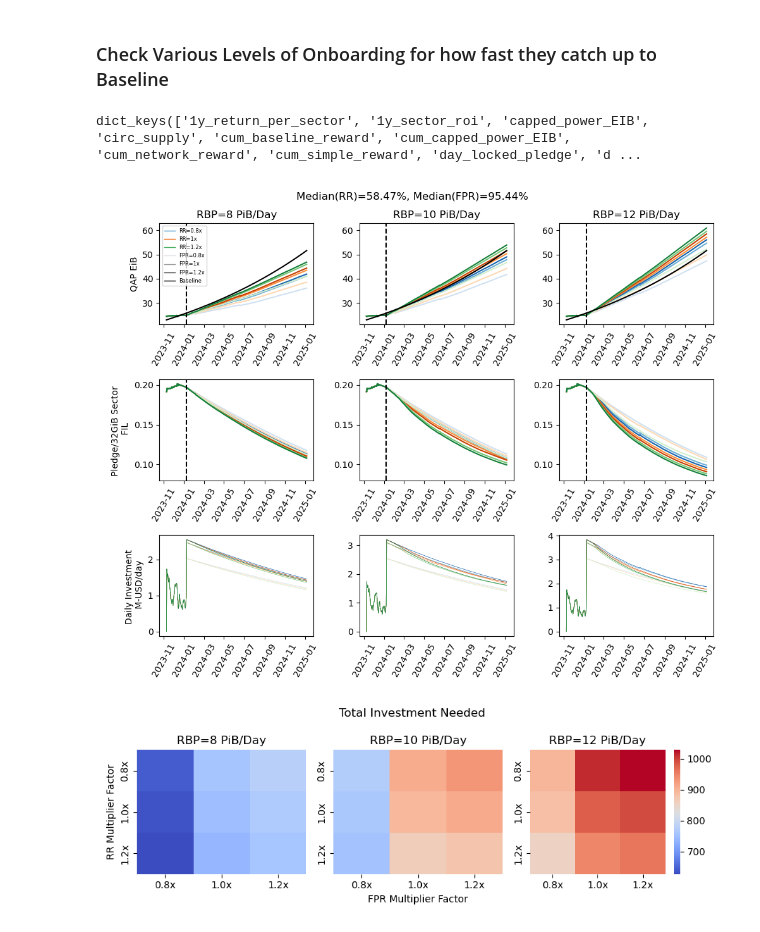
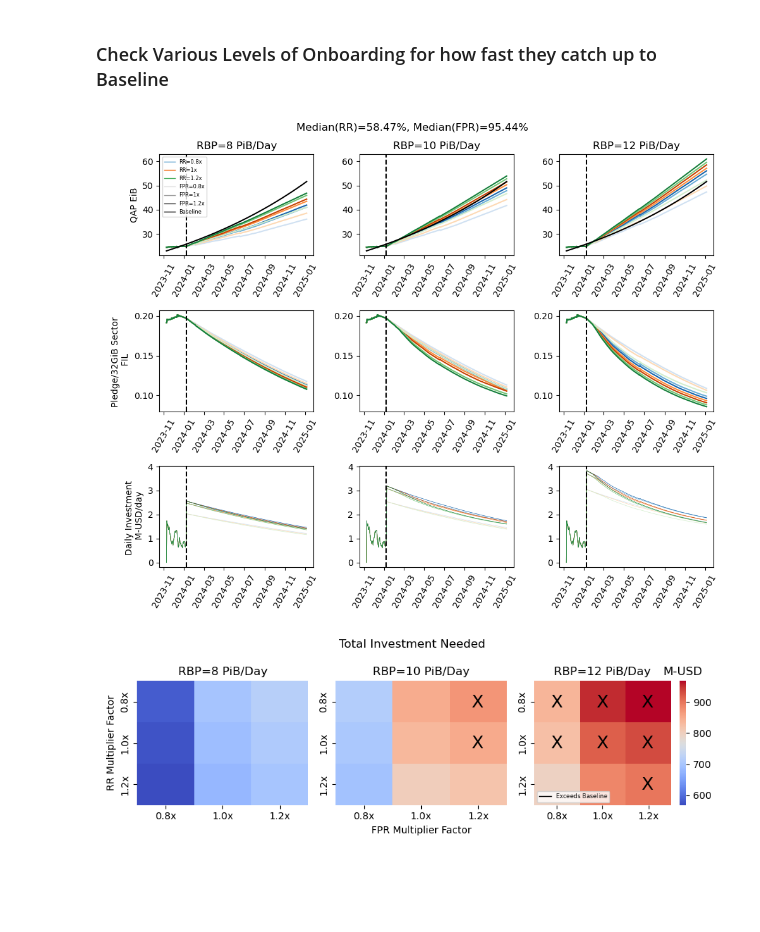
Before and after one commit to CELtd/cel, a Jupyter notebook: notebooks/baseline_crossing/01_2024_filecoin_forecasts.ipynb, the cells around one changed output. Cells and saved outputs as stored; diff of their text form; code cells hidden in the pictures; blank space fills up the shorter version.

Commit message:
update to plot to show configurations which exceed baseline

```diff
--- a/notebooks/baseline_crossing/01_2024_filecoin_forecasts.ipynb
+++ b/notebooks/baseline_crossing/01_2024_filecoin_forecasts.ipynb
@@ -672,10 +668,6 @@ for rbp in rbp_values:
         )
         qap_catchup_results.append(simulation_results)
     rbp2results[rbp] = qap_catchup_results
-# %%
-qap_catchup_results[0].keys()
-# %% [output]
-dict_keys(['1y_return_per_sector', '1y_sector_roi', 'capped_power_EIB', 'circ_supply', 'cum_baseline_reward', 'cum_capped_power_EIB', 'cum_network_reward', 'cum_simple_reward', 'day_locked_pledge', 'd ...
 # %%
 colors = [mpl.colormaps['Blues'], mpl.colormaps['Oranges'], mpl.colormaps['Greens'], mpl.colormaps['Purples']]
 cvec_idx = np.linspace(0.2,0.8,len(fpr_factors))
@@ -684,8 +676,10 @@ fig, ax = plt.subplots(nrows=3, ncols=3, figsize=(10,8))
 FIL_price = 5.00
 reinvestment_amt = 0.8
 sectors32gib_per_pib = 1048576/32
+current_day = (current_date - start_date).days
 
 config2totalinvestment = {}
+config2exceedbaseline = {}
 for xx, rbp_value in enumerate(rbp_values):
     qap_catchup_results = rbp2results[rbp_value]
 
@@ -693,7 +687,13 @@ for xx, rbp_value in enumerate(rbp_values):
     for ii, factor in enumerate(factors):
         rr_factor, fpr_factor = factor[0], factor[1]
         cc = colors[rr_factors.index(rr_factor)](cvec_idx[fpr_factors.index(fpr_factor)])
-        axx.plot(macro_t[:-365], qap_catchup_results[ii]['qa_total_power_eib'][:-365], color=cc)
+        qa_y = qap_catchup_results[ii]['qa_total_power_eib'][:-365]
+        baseline_y = qap_catchup_results[ii]['network_baseline_EIB'][:-365]
+        axx.plot(macro_t[:-365], qa_y, color=cc)
+
+        last_qa_value = qa_y[-1]
+        last_baseline_value = baseline_y[-1]
+        config2exceedbaseline[(rbp_value, rr_factor, fpr_factor)] = (float(last_qa_value) >= float(last_baseline_value))
     axx.plot(macro_t[:-365], qap_catchup_results[0]['network_baseline_EIB'][:-365], color='k')
     axx.axvline(current_date, linestyle='--', color='k')
     if xx == 0:
@@ -731,10 +731,11 @@ for xx, rbp_value in enumerate(rbp_values):
         rr_factor, fpr_factor = factor[0], factor[1]
         cc = colors[rr_factors.index(rr_factor)](cvec_idx[fpr_factors.index(fpr_factor)])
         y_val_fil_new = qap_catchup_results[ii]['day_locked_pledge'][:-365] - qap_catchup_results[ii]['day_renewed_pledge'][:-365]
-        y_val_musd = y_val_fil_new * FIL_price/1e6
+        y_val_musd = (y_val_fil_new*FIL_price)/1e6
         axx.plot(macro_t[:-365], y_val_musd, color=cc, linewidth=0.5)
 
-        config2totalinvestment[(rbp_value, rr_factor, fpr_factor)] = np.sum(y_val_musd)
+        config2totalinvestment[(rbp_value, rr_factor, fpr_factor)] = np.sum(y_val_musd[current_day:])
+    axx.axvline(current_date, linestyle='--', color='k')
     if xx == 0:
         axx.set_ylabel('Daily Investment \n M-USD/day')
     for tick in axx.get_xticklabels(): tick.set_rotation(60)
@@ -746,15 +747,15 @@ ax[0,1].sharey(ax[0,2])
 ax[1,0].sharey(ax[1,2])
 ax[1,1].sharey(ax[1,2])
 
-# ax[1,2].sharey(ax[0,2])
-# ax[2,2].sharey(ax[0,2])
+ax[2,0].sharey(ax[2,2])
+ax[2,1].sharey(ax[2,2])
 
 plt.suptitle('Median(RR)=%0.02f%%, Median(FPR)=%0.02f%%' % (hist_median_rr*100, hist_median_fpr*100))
 plt.tight_layout()
 
 plt.savefig(os.path.join(save_dir, 'investment.png'))
 # %% [output]
-[figure, old version]
+[figure, new version]
 # %%
 def get_heatmap_data(rbp_val):
     y = np.zeros((len(rr_factors), len(fpr_factors)))
@@ -764,36 +765,80 @@ def get_heatmap_data(rbp_val):
             fpr_idx = fpr_factors.index(k[2])
             y[rr_idx,fpr_idx] = v
     return y
+
+def get_baseline_exceed_condition(rbp_val):
+    y = np.zeros((len(rr_factors), len(fpr_factors)))
+    for k, v in config2exceedbaseline.items():
+        if k[0] == rbp_val:
+            rr_idx = rr_factors.index(k[1])
+            fpr_idx = fpr_factors.index(k[2])
+            y[rr_idx,fpr_idx] = v
+    return y
 # %%
 # plt.figure(figsize=(4,3))
 # plt.hist(config2totalinvestment.values())
 fig, ax = plt.subplots(nrows=1, ncols=3, figsize=(9,3))
 
 rbp8_heatmap = get_heatmap_data(8)
 rbp10_heatmap = get_heatmap_data(10)
 rbp12_heatmap = get_heatmap_data(12)
 min_val = min(np.min(rbp8_heatmap), np.min(rbp10_heatmap), np.min(rbp12_heatmap))
 max_val = max(np.max(rbp8_heatmap), np.max(rbp10_heatmap), np.max(rbp12_heatmap))
 
 xtl = ['%0.1fx' % x for x in fpr_factors]
 ytl = ['%0.1fx' % x for x in rr_factors]
 
+idx2coord = {
+    0:0.33/2,
+    1:0.33 + 0.33/2,
+    2:0.33*2 + 0.33/2
+}
+
 axx = ax[0]
 sns.heatmap(rbp8_heatmap, ax=axx, xticklabels=xtl, yticklabels=ytl, cbar=False, vmin=min_val, vmax=max_val, cmap="coolwarm")
 axx.set_title('RBP=8 PiB/Day')
 axx.set_ylabel('RR Multiplier Factor')
+annot_idxs = np.where(get_baseline_exceed_condition(8))
+if len(annot_idxs[0]) > 0:
+    for ii in range(len(annot_idxs[0])):
+        xix = annot_idxs[0][ii]
+        yix = annot_idxs[1][ii]
+        # translate to heatmap, which is between 0 and 1
+        spacing = 1.0/len(fpr_factors)
+        axx.text(idx2coord[xix], idx2coord[yix], "X", fontsize=18, color='k', ha='center', va='center', transform=axx.transAxes)
 
 axx = ax[1]
 sns.heatmap(rbp10_heatmap, ax=axx, xticklabels=xtl, yticklabels=ytl, cbar=False, vmin=min_val, vmax=max_val, cmap="coolwarm")
 axx.set_title('RBP=10 PiB/Day')
 axx.set_xlabel('FPR Multiplier Factor')
+annot_idxs = np.where(get_baseline_exceed_condition(10))
+if len(annot_idxs[0]) > 0:
+    for ii in range(len(annot_idxs[0])):
+        xix = annot_idxs[0][ii]
+        yix = annot_idxs[1][ii]
+        # translate to heatmap, which is between 0 and 1
+        spacing = 1.0/len(fpr_factors)
+        axx.text(idx2coord[xix], idx2coord[yix], "X", fontsize=18, color='k', ha='center', va='center', transform=axx.transAxes)
 
 axx = ax[2]
 sns.heatmap(rbp12_heatmap, ax=axx, xticklabels=xtl, yticklabels=ytl, vmin=min_val, vmax=max_val, cmap="coolwarm")
+axx.collections[0].colorbar.ax.set_title('M-USD')
 axx.set_title('RBP=12 PiB/Day')
+annot_idxs = np.where(get_baseline_exceed_condition(12))
+if len(annot_idxs[0]) > 0:
+    for ii in range(len(annot_idxs[0])):
+        xix = annot_idxs[0][ii]
+        yix = annot_idxs[1][ii]
+        # translate to heatmap, which is between 0 and 1
+        spacing = 1.0/len(fpr_factors)
+        axx.text(idx2coord[xix], idx2coord[yix], "X", fontsize=18, color='k', ha='center', va='center', transform=axx.transAxes)
 
+custom_lines = [
+    Line2D([0], [0], color='k', lw=1),
+]
+axx.legend(custom_lines, ['Exceeds Baseline'], fontsize=6, loc='lower left')
 plt.suptitle('Total Investment Needed')
 plt.tight_layout()
 plt.savefig(os.path.join(save_dir, 'investment_total.png'))
 # %% [output]
-[figure, old version]
+[figure, new version]
```
Also changed, not shown: parts of 1 cell of this notebook.
